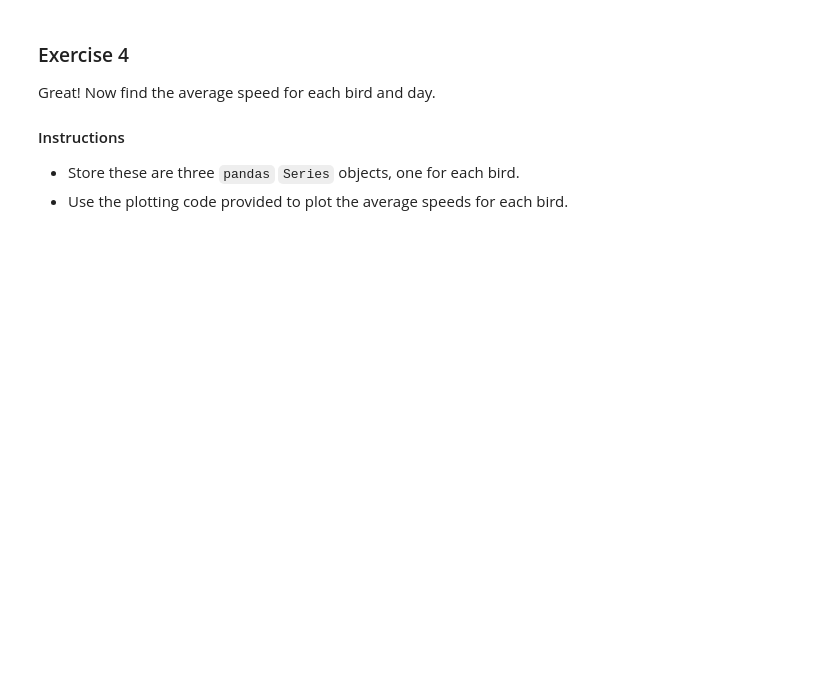
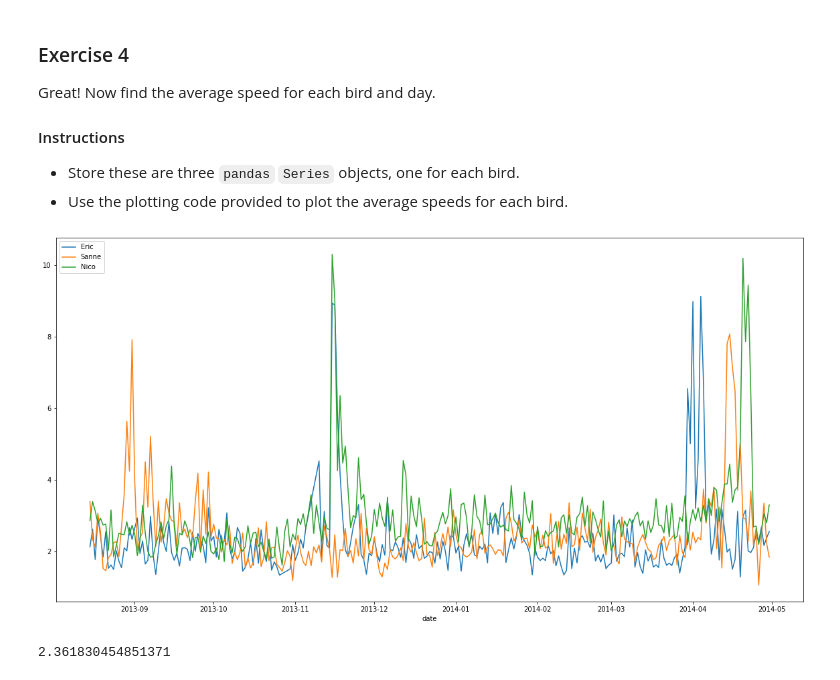
Before and after one commit to akhilkarra/python-lab, a Jupyter notebook: notebooks/PH526x/week4/HW4-2.ipynb, the cells around one changed output. Drawn from its saved outputs; the diff is of its cells as text; code cells hidden in the pictures; blank space fills up the shorter version.

```diff
--- a/notebooks/PH526x/week4/HW4-2.ipynb
+++ b/notebooks/PH526x/week4/HW4-2.ipynb
@@ -35,14 +50,13 @@ In this exercise, we will group the flight times by date and calculate the mean
 - Convert `birddata.date_time` to the `pd.datetime` format, and store as `birddata["date"]`.
 - Fill in the code to find the mean altitudes for each day.
 # %%
-# Convert birddata.date_time to the `pd.datetime` format.
-birddata.date_time =
+# Convert birddata.date_time to the `pd.datetime` format
+birddata.date_time = pd.to_datetime(birddata.date_time[:-3], format="%Y-%m-%d %H:%M:%S")
 
-# Create a new column of day of observation
-birddata["date"] =
+birddata["date"] = birddata.date_time.dt.date
 
 # Use `groupby()` to group the data by date.
-grouped_bydates =
+grouped_bydates = birddata.groupby("date")
 
 # Find the mean `altitude` for each date.
-mean_altitudes_perday =
+mean_altitudes_perday = grouped_bydates["altitude"].mean()
@@ -55,7 +75,7 @@ In this exercise, we will group the flight times by both bird and date, and calc
 - `birddata` already contains the `date` column. To find the average speed for each bird and day, create a new grouped dataframe called `grouped_birdday` that groups the data by both `bird_name` and date.
 # %%
 # Use `groupby()` to group the data by bird and date.
-grouped_birdday =
+grouped_birdday = birddata.groupby(["bird_name", "date"])
 
 # Find the mean `altitude` for each bird and date.
-mean_altitudes_perday =
+mean_altitudes_birdday = grouped_birdday["altitude"].mean()
@@ -71,12 +95,19 @@ Great! Now find the average speed for each bird and day.
 # %%
 import matplotlib.pyplot as plt
 
-eric_daily_speed  = # Enter your code here.
-sanne_daily_speed = # Enter your code here.
-nico_daily_speed  = # Enter your code here.
+eric_daily_speed  = grouped_birdday.speed_2d.mean()["Eric"]
+sanne_daily_speed =  grouped_birdday.speed_2d.mean()["Sanne"]
+nico_daily_speed  = grouped_birdday.speed_2d.mean()["Nico"]
 
+plt.figure(figsize=(20,10))
 eric_daily_speed.plot(label="Eric")
 sanne_daily_speed.plot(label="Sanne")
 nico_daily_speed.plot(label="Nico")
 plt.legend(loc="upper left")
 plt.show()
+# %% [output]
+[figure, added]
+# %%
+nico_daily_speed[datetime.date(2013, 9, 12)]
+# %% [output]
+2.361830454851371
```
Also changed, not shown: parts of 5 cells of this notebook.
